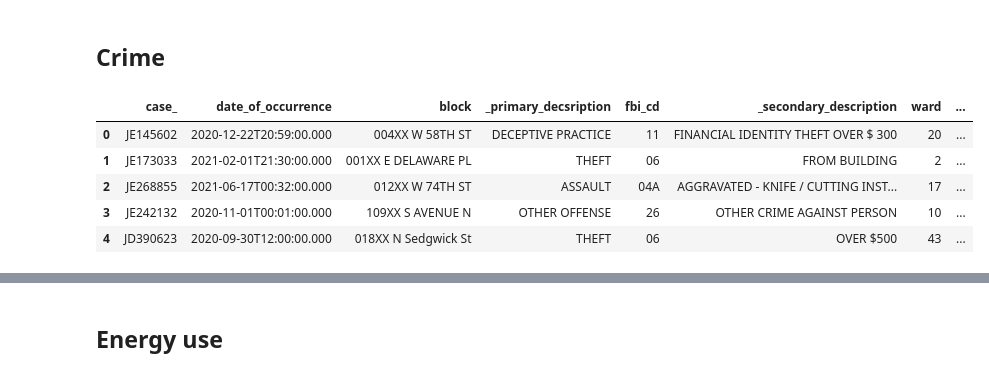
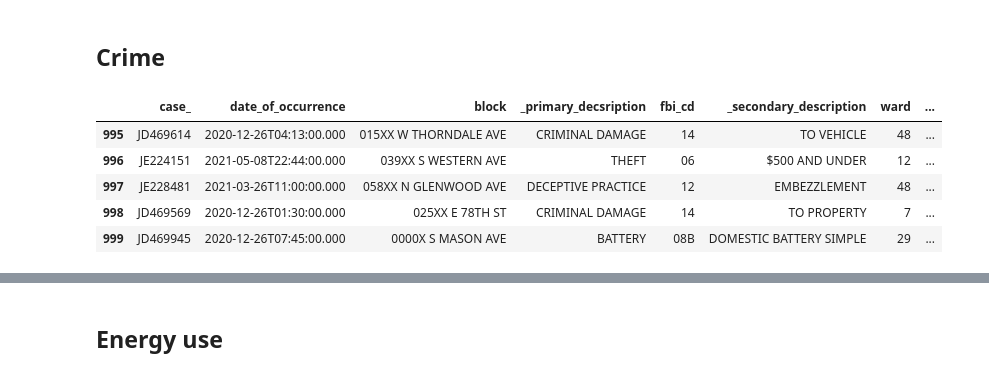
Before and after one commit to Barbarioli/sociome, a Jupyter notebook: eda/eda.ipynb, the cells around one changed output, grey strips where cells are left out. Cells and saved outputs as stored; diff of their text form; code cells hidden in the pictures.

```diff
--- a/eda/eda.ipynb
+++ b/eda/eda.ipynb
@@ -99,11 +234,11 @@ parks["location"][0]
 url = "https://data.cityofchicago.org/resource/dfnk-7re6.json"
 crime = pd.read_json(url)
 # %%
-crime.head()
+crime.tail()
 # %% [output]
 |  | case_ | date_of_occurrence | block | _primary_decsription | fbi_cd | _secondary_description | ward | ... |
-| 0 | JE145602 | 2020-12-22T20:59:00.000 | 004XX W 58TH ST | DECEPTIVE PRACTICE | 11 | FINANCIAL IDENTITY THEFT OVER $ 300 | 20 | ... |
-| 1 | JE173033 | 2021-02-01T21:30:00.000 | 001XX E DELAWARE PL | THEFT | 06 | FROM BUILDING | 2 | ... |
-| 2 | JE268855 | 2021-06-17T00:32:00.000 | 012XX W 74TH ST | ASSAULT | 04A | AGGRAVATED - KNIFE / CUTTING INST... | 17 | ... |
-| 3 | JE242132 | 2020-11-01T00:01:00.000 | 109XX S AVENUE N | OTHER OFFENSE | 26 | OTHER CRIME AGAINST PERSON | 10 | ... |
-| 4 | JD390623 | 2020-09-30T12:00:00.000 | 018XX N Sedgwick St | THEFT | 06 | OVER $500 | 43 | ... |
+| 995 | JD469614 | 2020-12-26T04:13:00.000 | 015XX W THORNDALE AVE | CRIMINAL DAMAGE | 14 | TO VEHICLE | 48 | ... |
+| 996 | JE224151 | 2021-05-08T22:44:00.000 | 039XX S WESTERN AVE | THEFT | 06 | $500 AND UNDER | 12 | ... |
+| 997 | JE228481 | 2021-03-26T11:00:00.000 | 058XX N GLENWOOD AVE | DECEPTIVE PRACTICE | 12 | EMBEZZLEMENT | 48 | ... |
+| 998 | JD469569 | 2020-12-26T01:30:00.000 | 025XX E 78TH ST | CRIMINAL DAMAGE | 14 | TO PROPERTY | 7 | ... |
+| 999 | JD469945 | 2020-12-26T07:45:00.000 | 0000X S MASON AVE | BATTERY | 08B | DOMESTIC BATTERY SIMPLE | 29 | ... |
```
Also changed, not shown: parts of 82 cells of this notebook.
